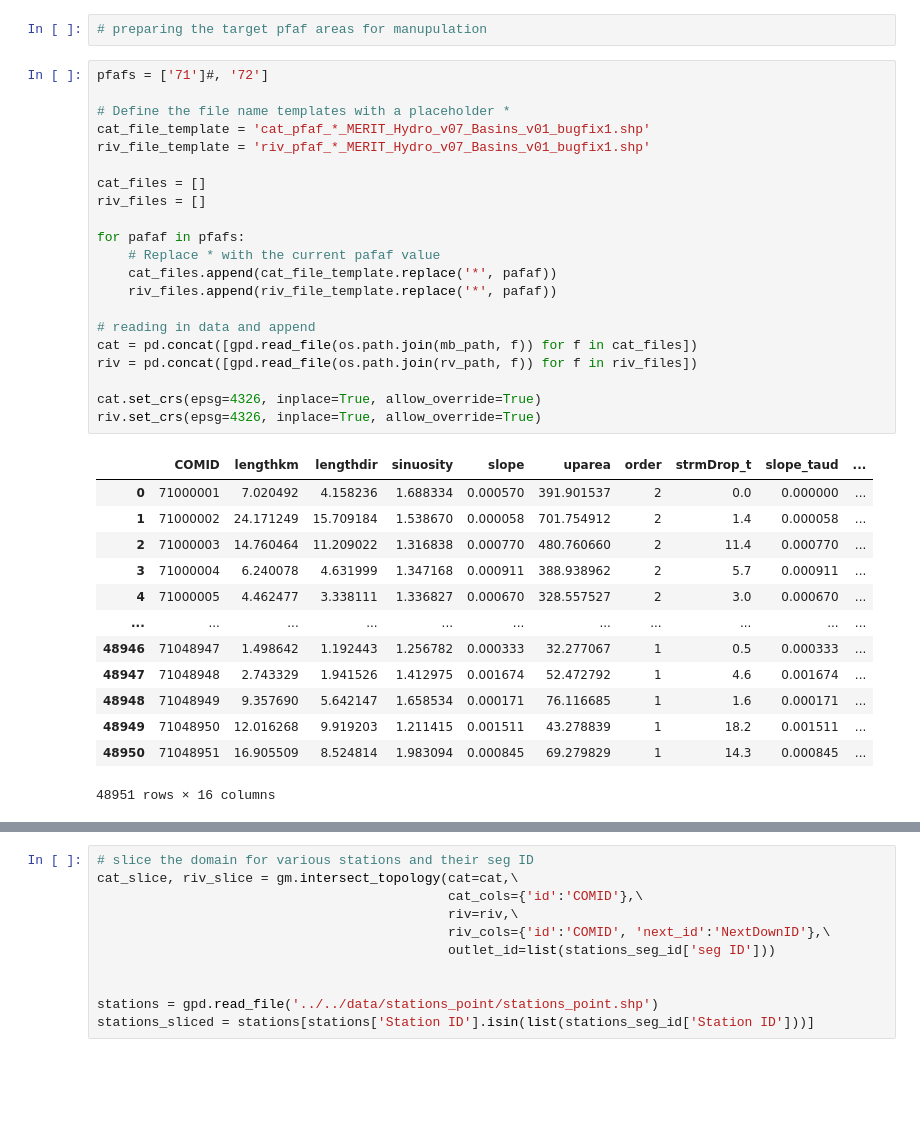
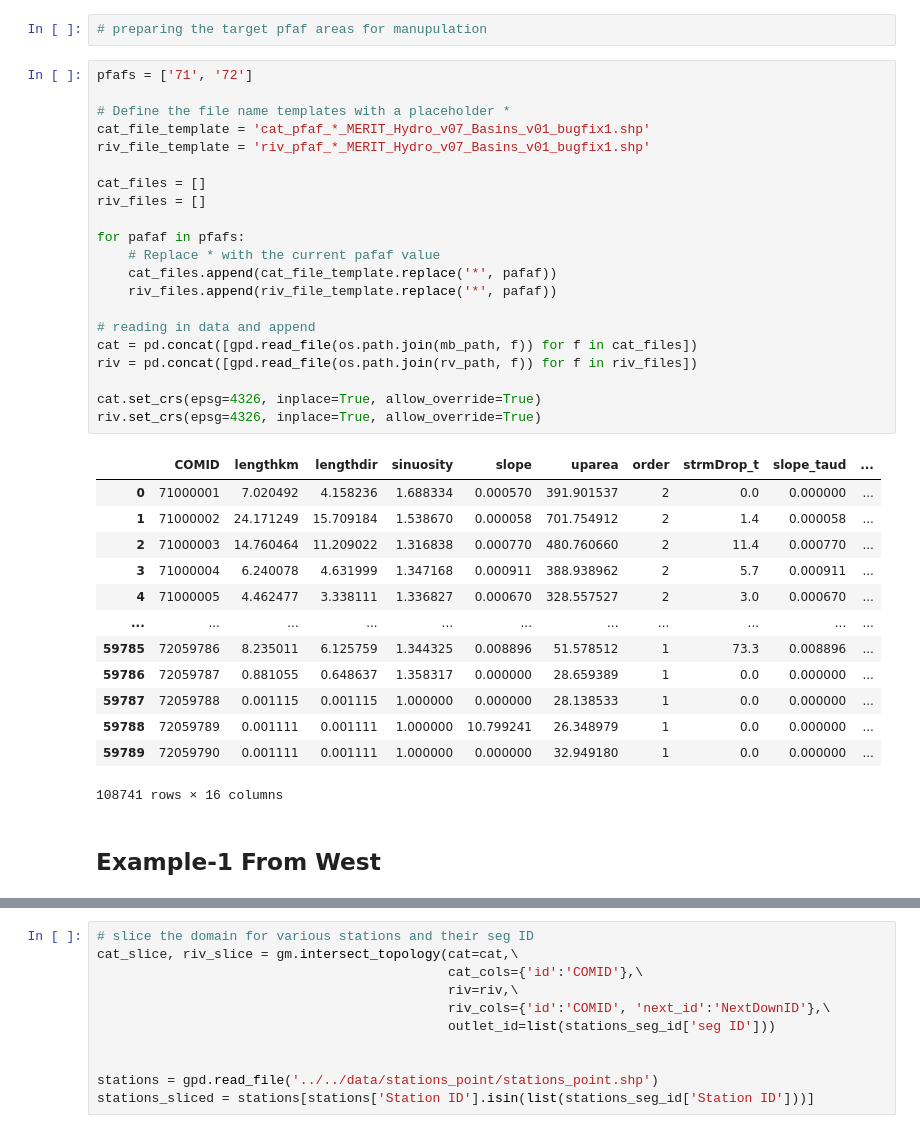
Before and after one commit to ShervanGharari/FHIMP, a Jupyter notebook: hydro-models/01_domain_selection/domain_selection.ipynb, the cells around one changed output, grey strips where cells are left out. Drawn from its saved outputs; the diff is of its cells as text; blank space fills up the shorter version.

Commit message:
domain selection example 2

```diff
--- a/hydro-models/01_domain_selection/domain_selection.ipynb
+++ b/hydro-models/01_domain_selection/domain_selection.ipynb
@@ -23,38 +23,40 @@ if not os.path.isdir(path_out):
 # %%
 # preparing the target pfaf areas for manupulation
 # %%
-pfafs = ['71']#, '72']
+pfafs = ['71', '72']
 
 # Define the file name templates with a placeholder *
 cat_file_template = 'cat_pfaf_*_MERIT_Hydro_v07_Basins_v01_bugfix1.shp'
 riv_file_template = 'riv_pfaf_*_MERIT_Hydro_v07_Basins_v01_bugfix1.shp'
 
 cat_files = []
 riv_files = []
 
 for pafaf in pfafs:
     # Replace * with the current pafaf value
     cat_files.append(cat_file_template.replace('*', pafaf))
     riv_files.append(riv_file_template.replace('*', pafaf))
 
 # reading in data and append
 cat = pd.concat([gpd.read_file(os.path.join(mb_path, f)) for f in cat_files])
 riv = pd.concat([gpd.read_file(os.path.join(rv_path, f)) for f in riv_files])
 
 cat.set_crs(epsg=4326, inplace=True, allow_override=True)
 riv.set_crs(epsg=4326, inplace=True, allow_override=True)
 # %% [output]
 |  | COMID | lengthkm | lengthdir | sinuosity | slope | uparea | order | strmDrop_t | slope_taud | ... |
 | 0 | 71000001 | 7.020492 | 4.158236 | 1.688334 | 0.000570 | 391.901537 | 2 | 0.0 | 0.000000 | ... |
 | 1 | 71000002 | 24.171249 | 15.709184 | 1.538670 | 0.000058 | 701.754912 | 2 | 1.4 | 0.000058 | ... |
 | 2 | 71000003 | 14.760464 | 11.209022 | 1.316838 | 0.000770 | 480.760660 | 2 | 11.4 | 0.000770 | ... |
 | 3 | 71000004 | 6.240078 | 4.631999 | 1.347168 | 0.000911 | 388.938962 | 2 | 5.7 | 0.000911 | ... |
 | 4 | 71000005 | 4.462477 | 3.338111 | 1.336827 | 0.000670 | 328.557527 | 2 | 3.0 | 0.000670 | ... |
 | ... | ... | ... | ... | ... | ... | ... | ... | ... | ... | ... |
-| 48946 | 71048947 | 1.498642 | 1.192443 | 1.256782 | 0.000333 | 32.277067 | 1 | 0.5 | 0.000333 | ... |
-| 48947 | 71048948 | 2.743329 | 1.941526 | 1.412975 | 0.001674 | 52.472792 | 1 | 4.6 | 0.001674 | ... |
-| 48948 | 71048949 | 9.357690 | 5.642147 | 1.658534 | 0.000171 | 76.116685 | 1 | 1.6 | 0.000171 | ... |
-| 48949 | 71048950 | 12.016268 | 9.919203 | 1.211415 | 0.001511 | 43.278839 | 1 | 18.2 | 0.001511 | ... |
-| 48950 | 71048951 | 16.905509 | 8.524814 | 1.983094 | 0.000845 | 69.279829 | 1 | 14.3 | 0.000845 | ... |
+| 59785 | 72059786 | 8.235011 | 6.125759 | 1.344325 | 0.008896 | 51.578512 | 1 | 73.3 | 0.008896 | ... |
+| 59786 | 72059787 | 0.881055 | 0.648637 | 1.358317 | 0.000000 | 28.659389 | 1 | 0.0 | 0.000000 | ... |
+| 59787 | 72059788 | 0.001115 | 0.001115 | 1.000000 | 0.000000 | 28.138533 | 1 | 0.0 | 0.000000 | ... |
+| 59788 | 72059789 | 0.001111 | 0.001111 | 1.000000 | 10.799241 | 26.348979 | 1 | 0.0 | 0.000000 | ... |
+| 59789 | 72059790 | 0.001111 | 0.001111 | 1.000000 | 0.000000 | 32.949180 | 1 | 0.0 | 0.000000 | ... |
-48951 rows × 16 columns
+108741 rows × 16 columns
+# %% [markdown]
+## Example-1 From West
 # %%
```
Also changed, not shown: parts of 5 cells of this notebook.
